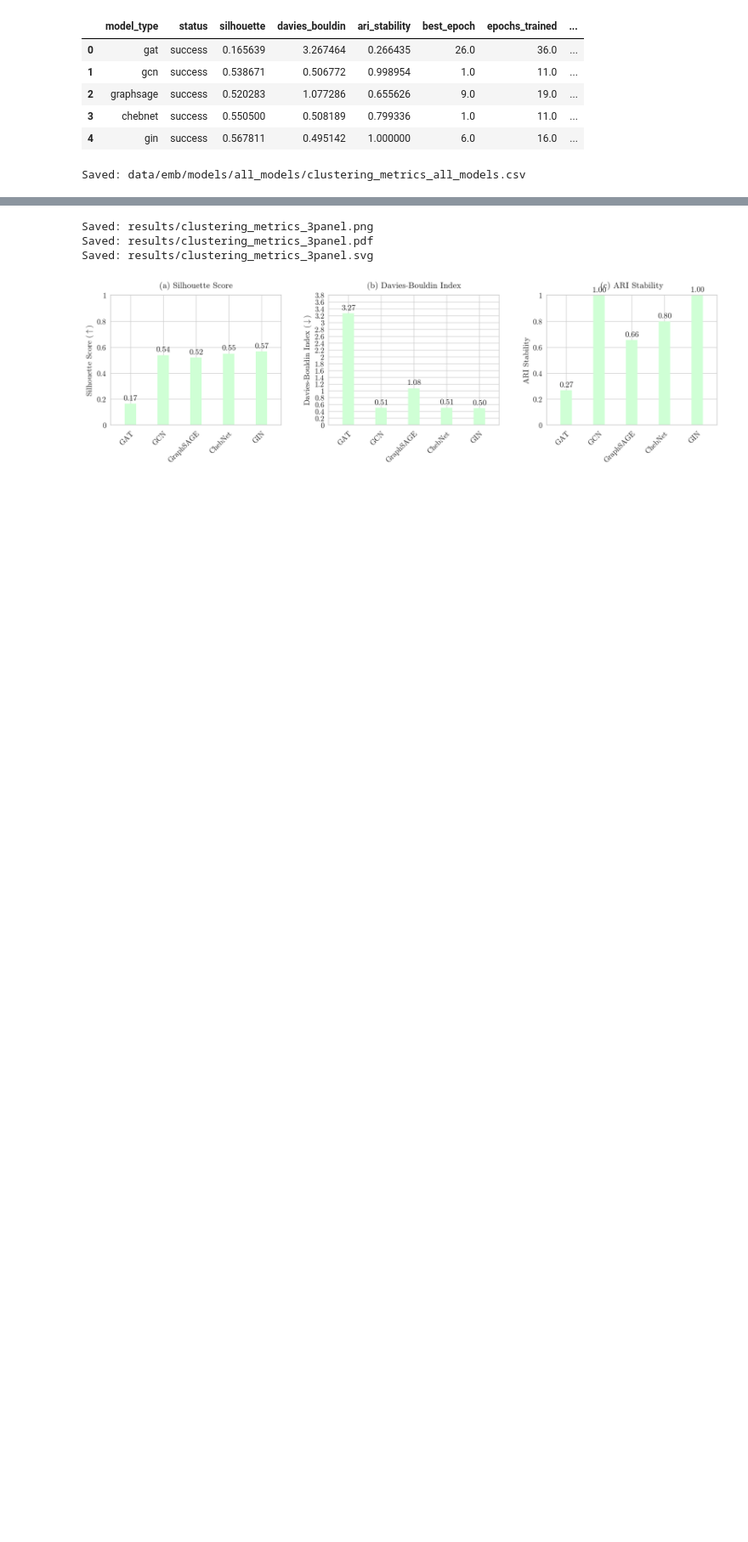
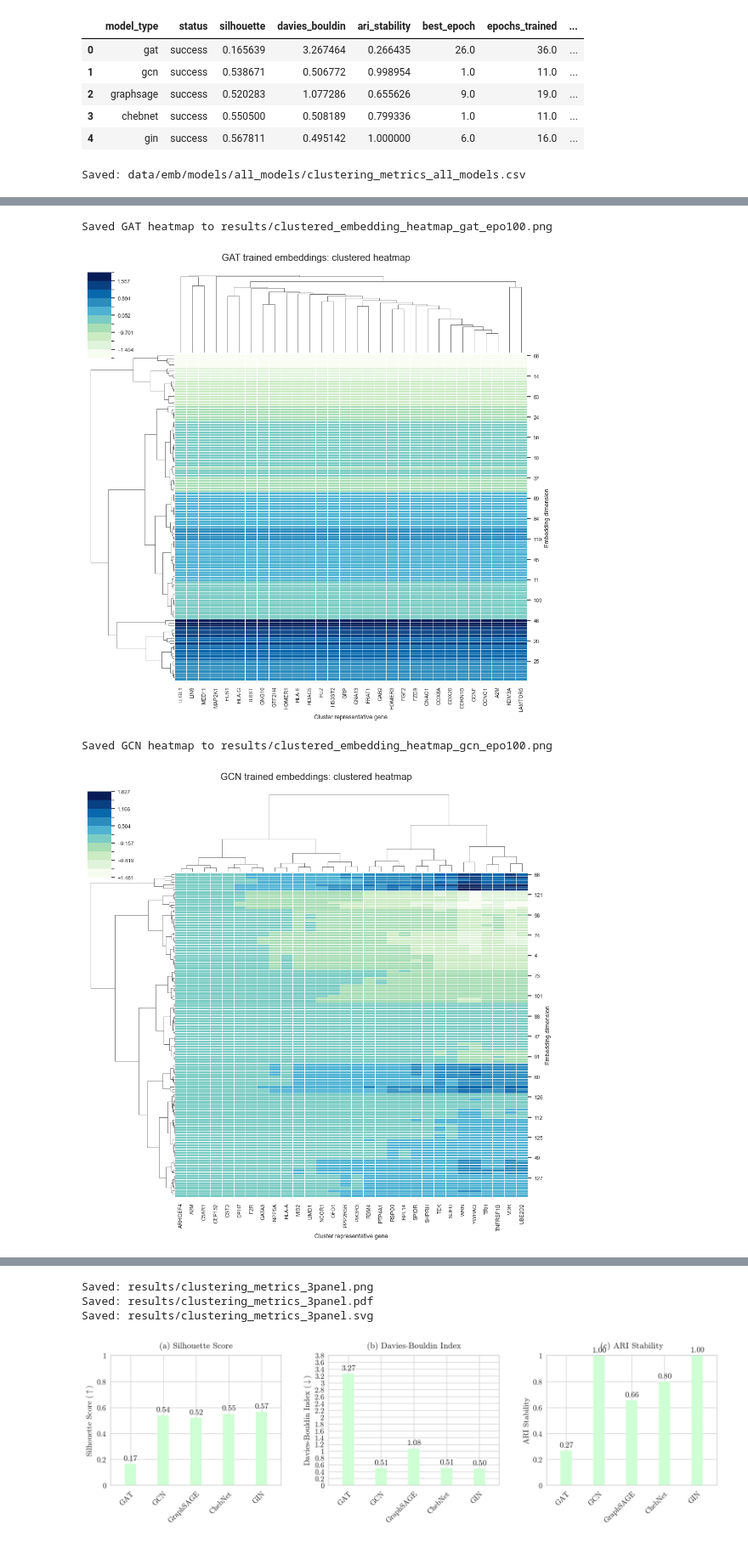
Before and after one commit to Ericsaliway0/ATTAG, a Jupyter notebook: embedding_ari_silhouette.ipynb, the cells around one changed output, grey strips where cells are left out. Shown at 85% size. Saved outputs shown, nothing was run; the diff lists cells and outputs as text; code cells hidden in the pictures; blank space fills up the shorter version.

```diff
--- a/embedding_ari_silhouette.ipynb
+++ b/embedding_ari_silhouette.ipynb
@@ -471,0 +412,3 @@ Layout of the reference figure: (a) Silhouette Score, (b) Davies-Bouldin Index,
+# %%
+PLOT_DIR = Path("results")
+PLOT_DIR.mkdir(parents=True, exist_ok=True)
@@ -471,0 +419,62 @@ Layout of the reference figure: (a) Silhouette Score, (b) Davies-Bouldin Index,
+# %%
+# CLUSTERED_HEATMAPS_CELL
+from matplotlib.colors import BoundaryNorm, ListedColormap
+from sklearn.cluster import KMeans
+import seaborn as sns
+
+HEATMAP_N_CLUSTERS = 30
+HEATMAP_COLORS = [
+    '#f7fcf0', '#e0f3db', '#ccebc5', '#a8ddb5', '#7bccc4',
+    '#4eb3d3', '#2b8cbe', '#0868ac', '#084081', '#081d58',
+]
+HEATMAP_CMAP = ListedColormap(HEATMAP_COLORS)
+HEATMAP_OUTPUT_DIR = PLOT_DIR
+HEATMAP_OUTPUT_DIR.mkdir(parents=True, exist_ok=True)
+HEATMAP_CSV_DIR = Path(DATA_PATH).parent
+heatmap_figures = {}
+
+for model_type in MODEL_TYPES:
+    embedding_csv = HEATMAP_CSV_DIR / (
+        f"ggnet_p_value_two_commons_gene_embeddings_lr{BASE_CONFIG['lr']}"
+        f"_dim{BASE_CONFIG['out_feats']}_lay{BASE_CONFIG['num_layers']}"
+        f"_epo{BASE_CONFIG['num_epochs']}_final_{model_type}.csv"
+    )
+    if not embedding_csv.exists():
+        raise FileNotFoundError(f"Trained embedding CSV not found: {embedding_csv}")
+    embedding_df = pd.read_csv(embedding_csv, index_col=0)
+    embedding_values = embedding_df.to_numpy(dtype=float)
+    cluster_ids = KMeans(n_clusters=HEATMAP_N_CLUSTERS, random_state=42).fit_predict(embedding_values)
+    representative_indices = [
+        int(np.flatnonzero(cluster_ids == cluster_id)[0])
+        for cluster_id in range(HEATMAP_N_CLUSTERS)
+    ]
+    heatmap_df = pd.DataFrame(
+        embedding_values[representative_indices].T,
+        index=embedding_df.columns,
+        columns=embedding_df.index[representative_indices],
+    )
+    bounds = np.linspace(heatmap_df.to_numpy().min(), heatmap_df.to_numpy().max(), len(HEATMAP_COLORS) + 1)
+    heatmap_norm = BoundaryNorm(bounds, HEATMAP_CMAP.N, clip=True)
+    cluster_grid = sns.clustermap(
+        heatmap_df, cmap=HEATMAP_CMAP, norm=heatmap_norm, figsize=(10, 10), linewidths=0.5
+    )
+    cluster_grid.ax_heatmap.tick_params(axis="both", which="both", labelsize=8)
+    ordered_dimensions = np.asarray(heatmap_df.index)[cluster_grid.dendrogram_row.reordered_ind]
+    ytick_positions = np.arange(0.5, len(ordered_dimensions), 8)
+    cluster_grid.ax_heatmap.set_yticks(ytick_positions)
+    cluster_grid.ax_heatmap.set_yticklabels([str(v) for v in ordered_dimensions[::8]], fontsize=8)
+    cluster_grid.ax_heatmap.set_xlabel("Cluster representative gene", fontsize=9)
+    cluster_grid.ax_heatmap.set_ylabel("Embedding dimension", fontsize=9)
+    cluster_grid.ax_heatmap.collections[0].colorbar.ax.tick_params(labelsize=8)
+    cluster_grid.fig.suptitle(f"{DISPLAY_NAMES[model_type]} trained embeddings: clustered heatmap", y=1.02)
+    heatmap_path = HEATMAP_OUTPUT_DIR / f"clustered_embedding_heatmap_{model_type}_epo{BASE_CONFIG['num_epochs']}.png"
+    cluster_grid.savefig(heatmap_path, dpi=200, bbox_inches="tight")
+    heatmap_figures[model_type] = (cluster_grid.fig, heatmap_path)
+    print(f"Saved {DISPLAY_NAMES[model_type]} heatmap to {heatmap_path}")
+    display(cluster_grid.fig)
+    plt.close(cluster_grid.fig)
+# %% [output]
+Saved GAT heatmap to results/clustered_embedding_heatmap_gat_epo100.png
+[figure, added]
+Saved GCN heatmap to results/clustered_embedding_heatmap_gcn_epo100.png
+[figure, added]
```
Also changed, not shown: parts of 10 cells of this notebook.
